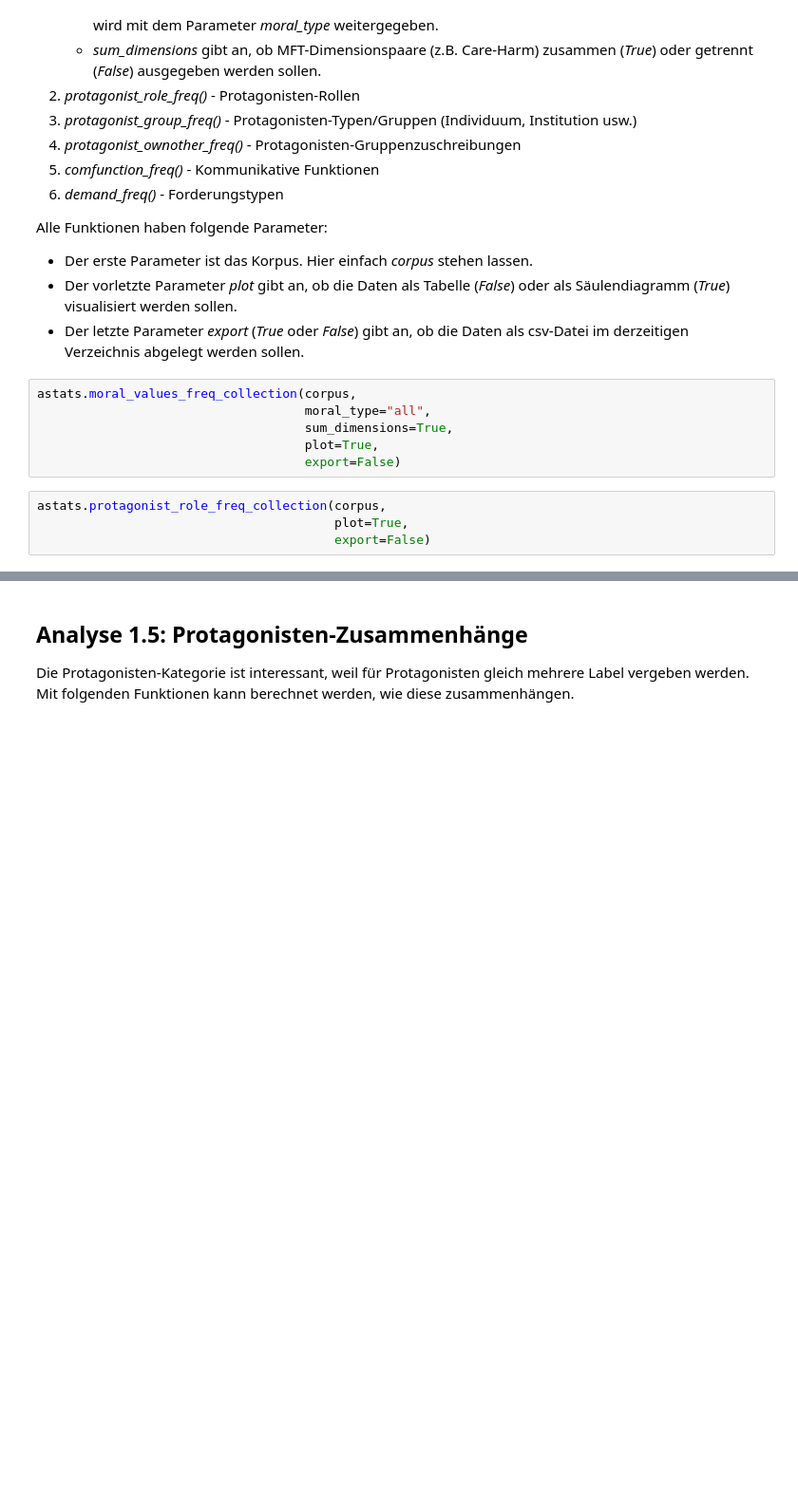
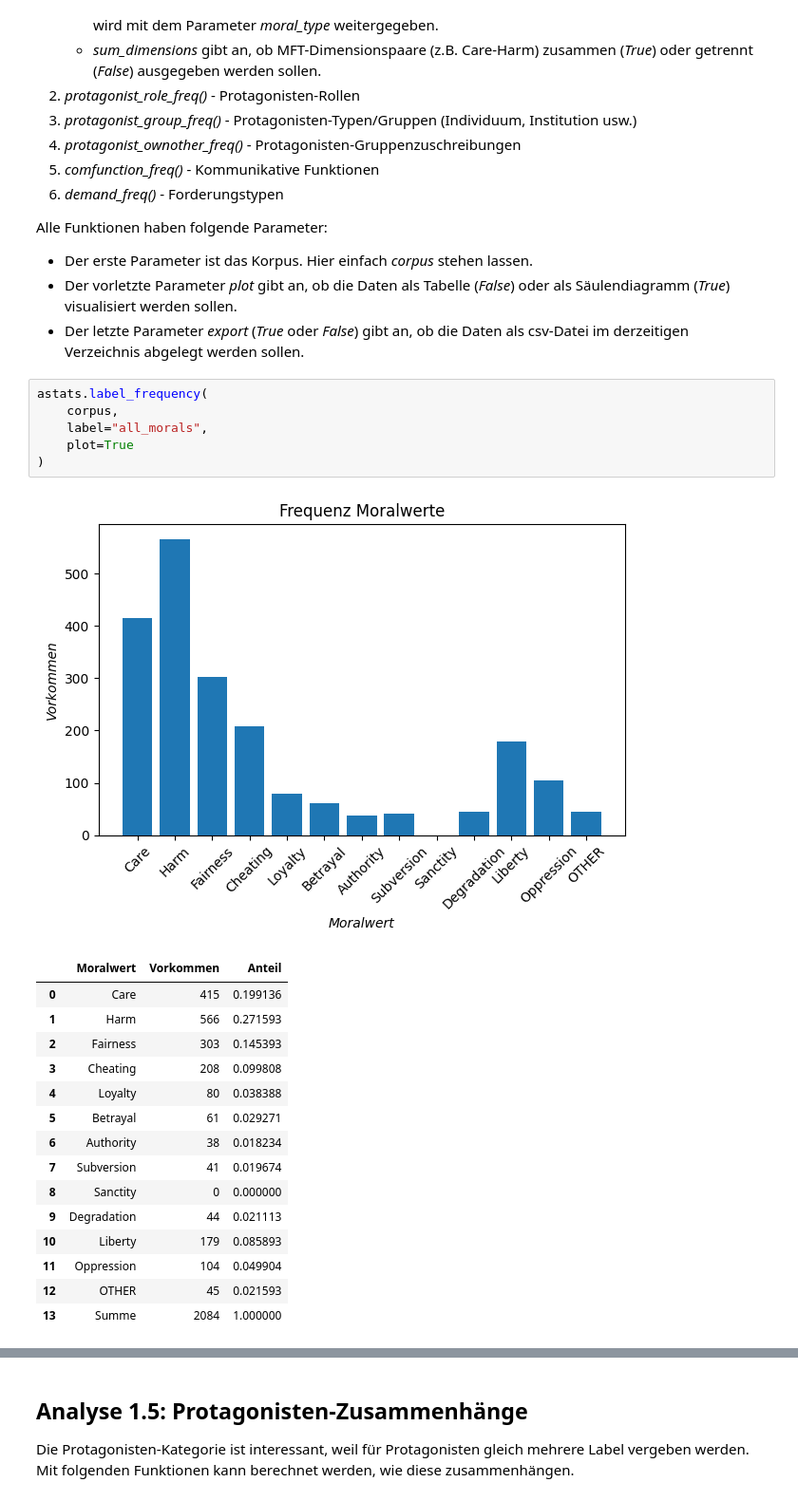
Before and after one commit to maria-becker/Moralization, a Jupyter notebook: Analysis Tools/annotation_statistics/#analysis_notebook_collection.ipynb, the cells around one changed output, grey strips where cells are left out. Shown at 95% size. Cells and saved outputs as stored; diff of their text form; blank space fills up the shorter version.

```diff
--- a/Analysis Tools/annotation_statistics/#analysis_notebook_collection.ipynb
+++ b/Analysis Tools/annotation_statistics/#analysis_notebook_collection.ipynb
@@ -99,13 +94,26 @@ Alle Funktionen haben folgende Parameter:
 + Der erste Parameter ist das Korpus. Hier einfach *corpus* stehen lassen.
 + Der vorletzte Parameter *plot* gibt an, ob die Daten als Tabelle (*False*) oder als Säulendiagramm (*True*) visualisiert werden sollen.
 + Der letzte Parameter *export* (*True* oder *False*) gibt an, ob die Daten als csv-Datei im derzeitigen Verzeichnis abgelegt werden sollen.
-# %%
-astats.moral_values_freq_collection(corpus,
-                                    moral_type="all",
-                                    sum_dimensions=True,
-                                    plot=True,
-                                    export=False)
 # %%
-astats.protagonist_role_freq_collection(corpus,
-                                        plot=True,
-                                        export=False)
+astats.label_frequency(
+    corpus,
+    label="all_morals",
+    plot=True
+)
+# %% [output]
+[figure, added]
+|  | Moralwert | Vorkommen | Anteil |
+| 0 | Care | 415 | 0.199136 |
+| 1 | Harm | 566 | 0.271593 |
+| 2 | Fairness | 303 | 0.145393 |
+| 3 | Cheating | 208 | 0.099808 |
+| 4 | Loyalty | 80 | 0.038388 |
+| 5 | Betrayal | 61 | 0.029271 |
+| 6 | Authority | 38 | 0.018234 |
+| 7 | Subversion | 41 | 0.019674 |
+| 8 | Sanctity | 0 | 0.000000 |
+| 9 | Degradation | 44 | 0.021113 |
+| 10 | Liberty | 179 | 0.085893 |
+| 11 | Oppression | 104 | 0.049904 |
+| 12 | OTHER | 45 | 0.021593 |
+| 13 | Summe | 2084 | 1.000000 |
```
Also changed, not shown: parts of 14 cells of this notebook, 5 other files.
